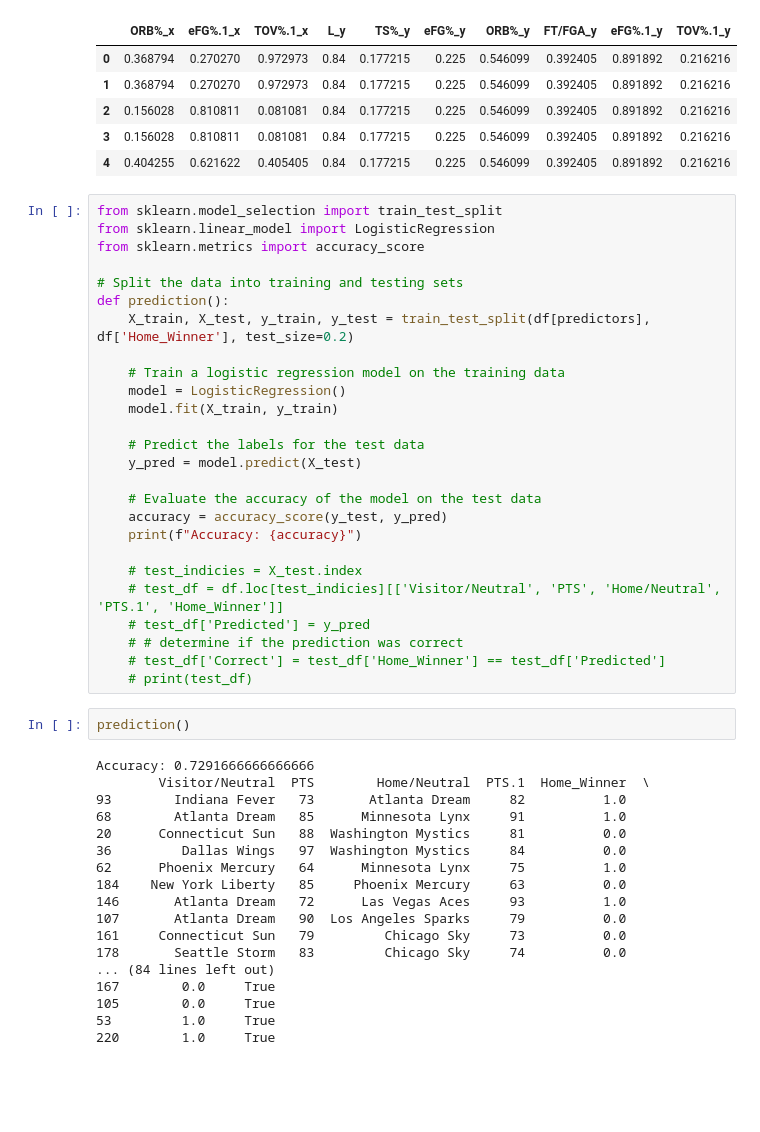
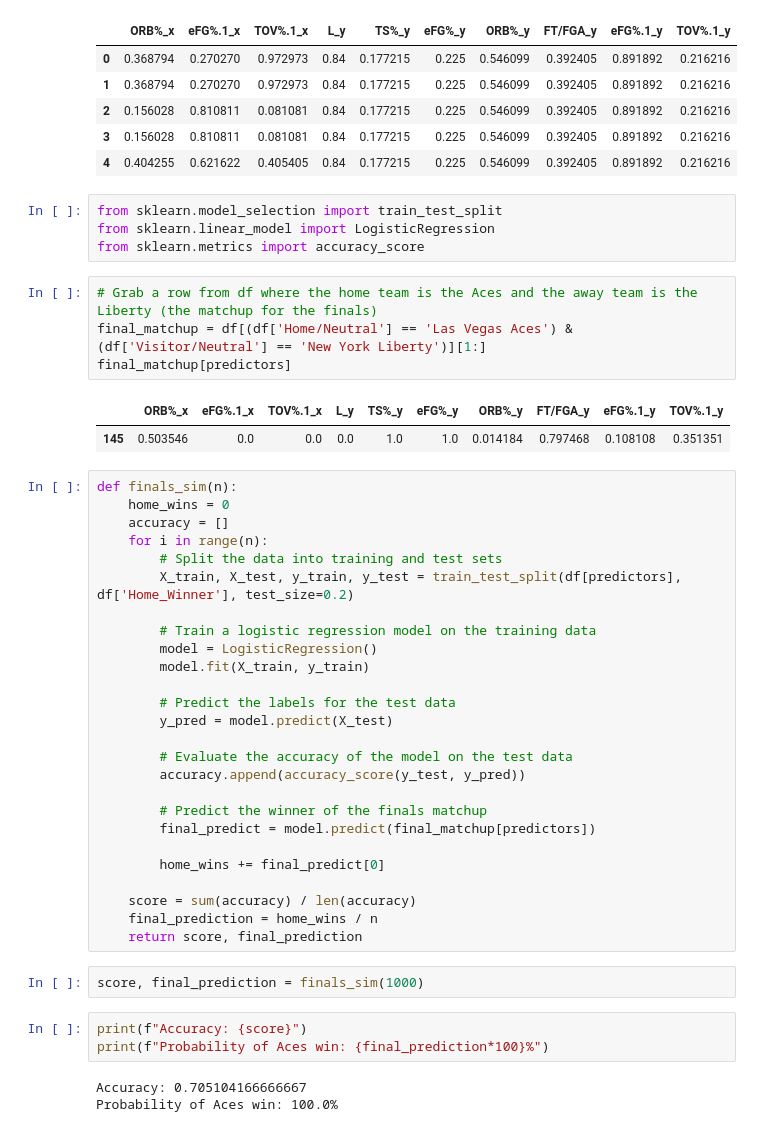
Before and after one commit to AggieSportsAnalytics/WiCS-ASA-Workshop, a Jupyter notebook: predict.ipynb, the cells around one changed output. Saved outputs shown, nothing was run; the diff lists cells and outputs as text; blank space fills up the shorter version.

Commit message:
🪥 Polished model and Final prediction

```diff
--- a/predict.ipynb
+++ b/predict.ipynb
@@ -109,49 +115,48 @@ df[predictors].head()
 | 2 | 0.156028 | 0.810811 | 0.081081 | 0.84 | 0.177215 | 0.225 | 0.546099 | 0.392405 | 0.891892 | 0.216216 |
 | 3 | 0.156028 | 0.810811 | 0.081081 | 0.84 | 0.177215 | 0.225 | 0.546099 | 0.392405 | 0.891892 | 0.216216 |
 | 4 | 0.404255 | 0.621622 | 0.405405 | 0.84 | 0.177215 | 0.225 | 0.546099 | 0.392405 | 0.891892 | 0.216216 |
+# %%
+from sklearn.model_selection import train_test_split
+from sklearn.linear_model import LogisticRegression
+from sklearn.metrics import accuracy_score
+# %%
+# Grab a row from df where the home team is the Aces and the away team is the Liberty (the matchup for the finals)
+final_matchup = df[(df['Home/Neutral'] == 'Las Vegas Aces') & (df['Visitor/Neutral'] == 'New York Liberty')][1:]
+final_matchup[predictors]
+# %% [output]
+|  | ORB%_x | eFG%.1_x | TOV%.1_x | L_y | TS%_y | eFG%_y | ORB%_y | FT/FGA_y | eFG%.1_y | TOV%.1_y |
+| 145 | 0.503546 | 0.0 | 0.0 | 0.0 | 1.0 | 1.0 | 0.014184 | 0.797468 | 0.108108 | 0.351351 |
 # %%
-from sklearn.model_selection import train_test_split
-from sklearn.linear_model import LogisticRegression
-from sklearn.metrics import accuracy_score
+def finals_sim(n):
+    home_wins = 0
+    accuracy = []
+    for i in range(n):
+        # Split the data into training and test sets
+        X_train, X_test, y_train, y_test = train_test_split(df[predictors], df['Home_Winner'], test_size=0.2)
 
-# Split the data into training and testing sets
-def prediction():
-    X_train, X_test, y_train, y_test = train_test_split(df[predictors], df['Home_Winner'], test_size=0.2)
+        # Train a logistic regression model on the training data
+        model = LogisticRegression()
+        model.fit(X_train, y_train)
 
-    # Train a logistic regression model on the training data
-    model = LogisticRegression()
-    model.fit(X_train, y_train)
+        # Predict the labels for the test data
+        y_pred = model.predict(X_test)
 
-    # Predict the labels for the test data
-    y_pred = model.predict(X_test)
+        # Evaluate the accuracy of the model on the test data
+        accuracy.append(accuracy_score(y_test, y_pred))
 
-    # Evaluate the accuracy of the model on the test data
-    accuracy = accuracy_score(y_test, y_pred)
-    print(f"Accuracy: {accuracy}")
+        # Predict the winner of the finals matchup
+        final_predict = model.predict(final_matchup[predictors])
 
-    # test_indicies = X_test.index
-    # test_df = df.loc[test_indicies][['Visitor/Neutral', 'PTS', 'Home/Neutral', 'PTS.1', 'Home_Winner']]
-    # test_df['Predicted'] = y_pred
-    # # determine if the prediction was correct
-    # test_df['Correct'] = test_df['Home_Winner'] == test_df['Predicted']
-    # print(test_df)
+        home_wins += final_predict[0]
+
+    score = sum(accuracy) / len(accuracy)
+    final_prediction = home_wins / n
+    return score, final_prediction
-# %%
-prediction()
-# %% [output]
-Accuracy: 0.7291666666666666
-        Visitor/Neutral  PTS        Home/Neutral  PTS.1  Home_Winner  \
-93        Indiana Fever   73       Atlanta Dream     82          1.0
-68        Atlanta Dream   85      Minnesota Lynx     91          1.0
-20      Connecticut Sun   88  Washington Mystics     81          0.0
-36         Dallas Wings   97  Washington Mystics     84          0.0
-62      Phoenix Mercury   64      Minnesota Lynx     75          1.0
-184    New York Liberty   85     Phoenix Mercury     63          0.0
-146       Atlanta Dream   72      Las Vegas Aces     93          1.0
-107       Atlanta Dream   90  Los Angeles Sparks     79          0.0
-161     Connecticut Sun   79         Chicago Sky     73          0.0
-178       Seattle Storm   83         Chicago Sky     74          0.0
-... (84 lines left out)
-167        0.0     True
-105        0.0     True
-53         1.0     True
-220        1.0     True
+# %%
+score, final_prediction = finals_sim(1000)
+# %%
+print(f"Accuracy: {score}")
+print(f"Probability of Aces win: {final_prediction*100}%")
+# %% [output]
+Accuracy: 0.705104166666667
+Probability of Aces win: 100.0%
```
Also changed, not shown: parts of 11 cells of this notebook.
